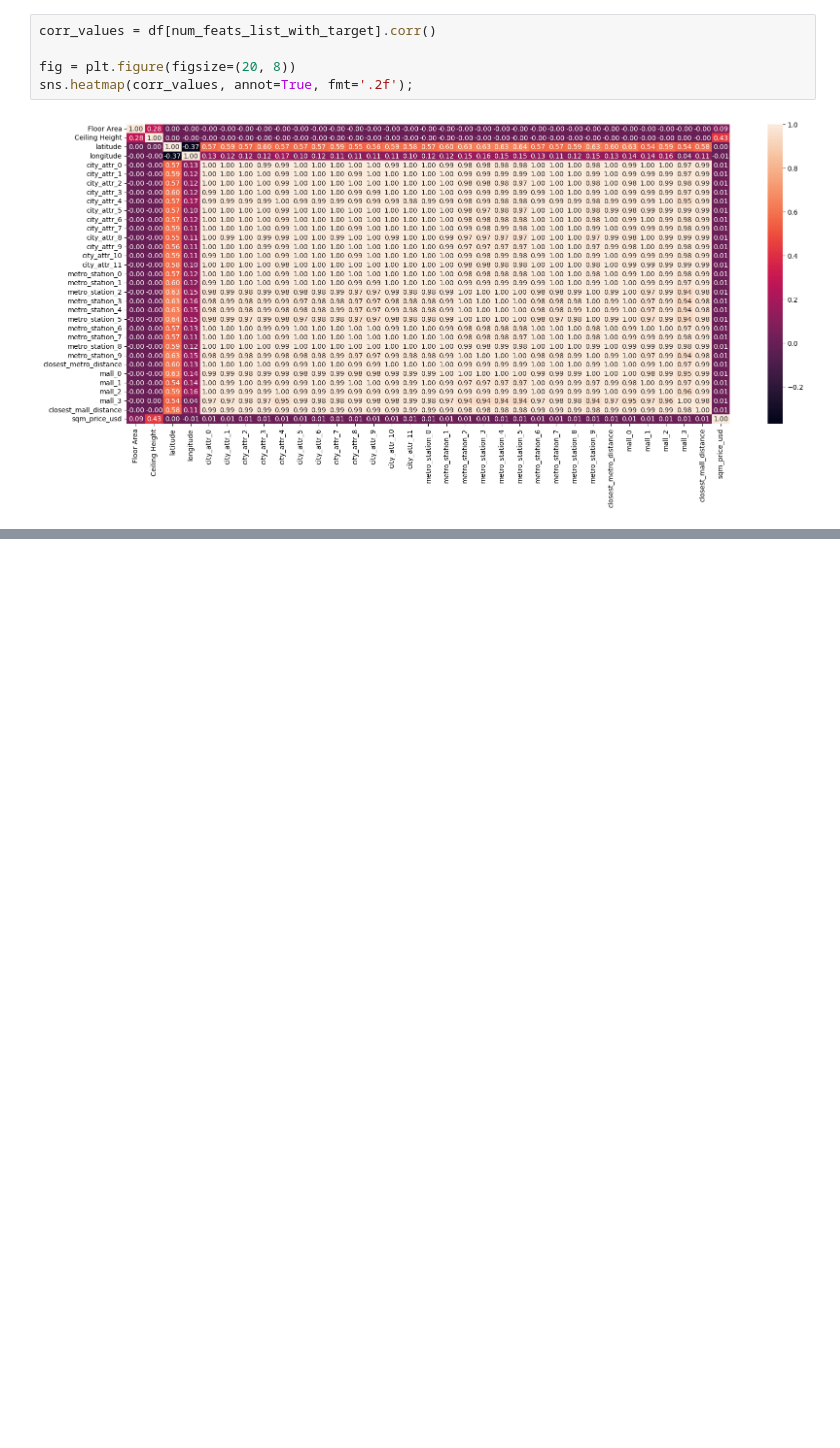
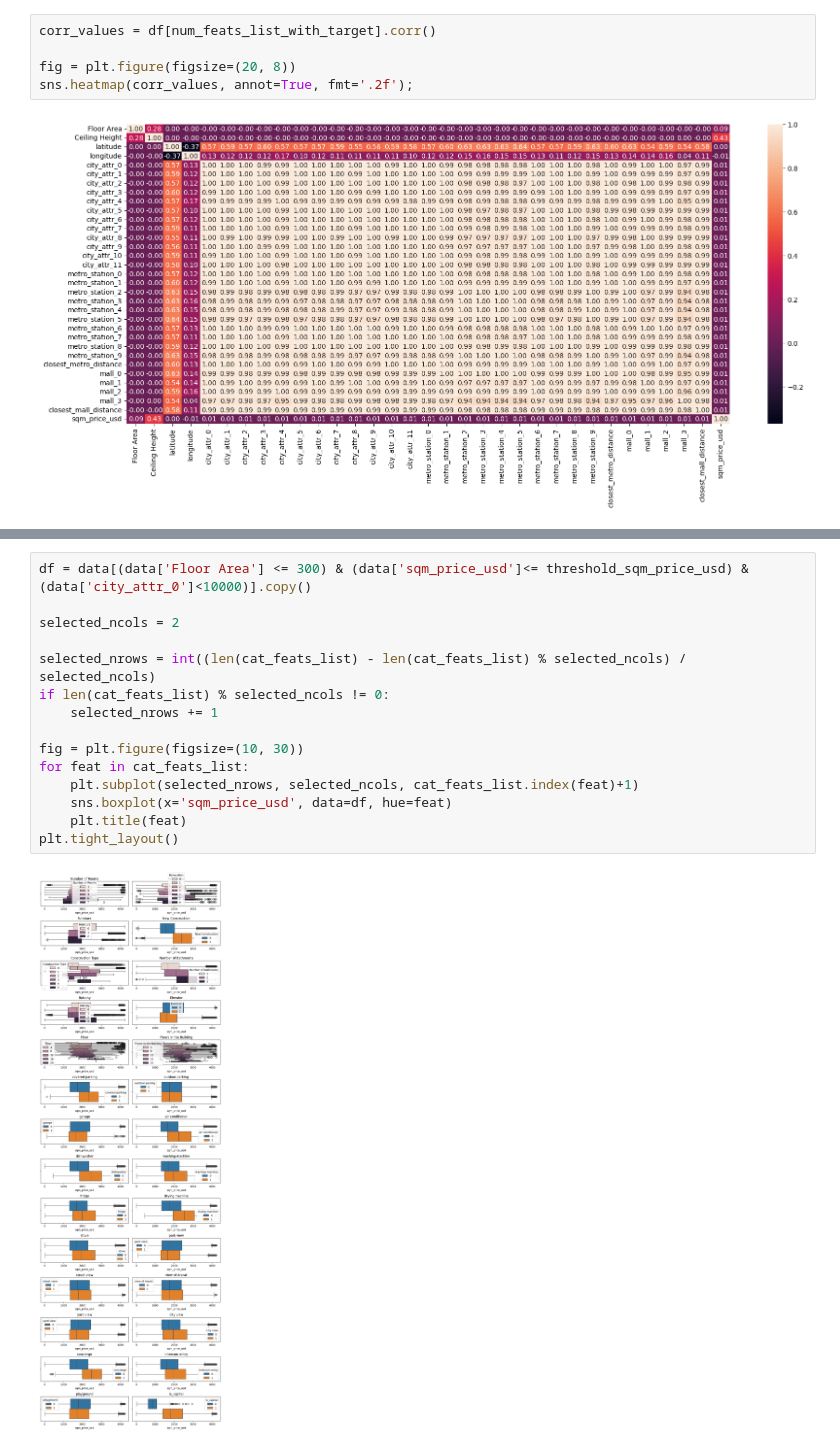
Before and after one commit to VaheC/ArmenianHousePrices, a Jupyter notebook: notebooks/EDA.ipynb, the cells around one changed output, grey strips where cells are left out. Cells and saved outputs as stored; diff of their text form; blank space fills up the shorter version.

```diff
--- a/notebooks/EDA.ipynb
+++ b/notebooks/EDA.ipynb
@@ -1666,0 +1701,17 @@ sns.heatmap(corr_values, annot=True, fmt='.2f');
+# %%
+df = data[(data['Floor Area'] <= 300) & (data['sqm_price_usd']<= threshold_sqm_price_usd) & (data['city_attr_0']<10000)].copy()
+
+selected_ncols = 2
+
+selected_nrows = int((len(cat_feats_list) - len(cat_feats_list) % selected_ncols) / selected_ncols)
+if len(cat_feats_list) % selected_ncols != 0:
+    selected_nrows += 1
+
+fig = plt.figure(figsize=(10, 30))
+for feat in cat_feats_list:
+    plt.subplot(selected_nrows, selected_ncols, cat_feats_list.index(feat)+1)
+    sns.boxplot(x='sqm_price_usd', data=df, hue=feat)
+    plt.title(feat)
+plt.tight_layout()
+# %% [output]
+[figure, added]
```
Also changed, not shown: parts of 4 cells of this notebook.
